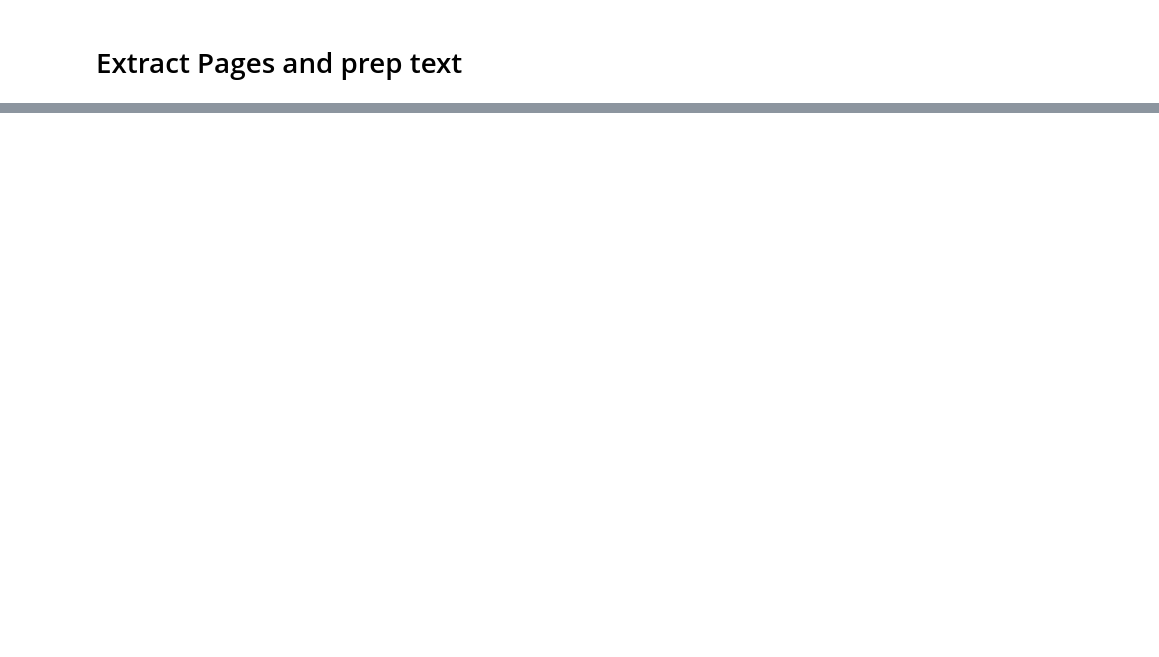
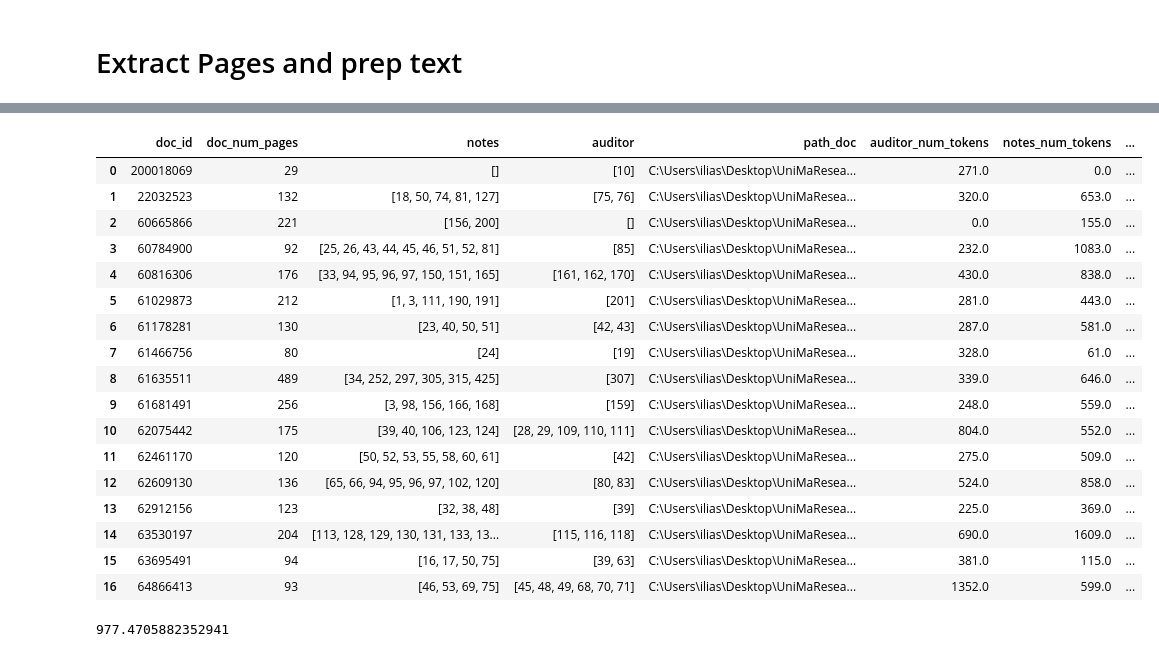
Before and after one commit to ilias-m-n/ExtractSectionsPDFs, a Jupyter notebook: ExtractAuditorAndNotes.ipynb, the cells around one changed output, grey strips where cells are left out. Cells and saved outputs as stored; diff of their text form; code cells hidden in the pictures; blank space fills up the shorter version.

```diff
--- a/ExtractAuditorAndNotes.ipynb
+++ b/ExtractAuditorAndNotes.ipynb
@@ -78,0 +90,6 @@ result_df
+# %%
+file = "page_nums_2024_04_07_03_31.parquet"
+sections = ['auditor', 'notes']
+meta_df = pd.read_parquet(os.path.join(path_output, file))
+# %%
+meta_df['path_doc'] = meta_df.doc_id.apply(lambda x: os.path.join(path_raw_pdf, f"{x}.pdf"))
@@ -78,0 +98,12 @@ result_df
+# %%
+results = {}
+for index, row in tqdm(meta_df.iterrows()):
+    path = row.path_doc
+    id = row.doc_id
+    for section in sections:
+        print(section)
+        sections_pages = row[section]
+        key = tuple([id, section])
+        results[key] = PageTextExtractor(id, path, section, sections_pages, True, processed_section_anchors[section], 20, 400).run()
+        meta_df.loc[meta_df.doc_id == id,f"{section}_num_tokens"] = results[key][1]
+    print('-----')
@@ -78,0 +336,30 @@ result_df
+# %%
+cols_num_tokens = [col for col in meta_df.columns if "num_tokens" in col]
+if 'total_num_tokens' in meta_df.columns:
+    meta_df['total_num_tokens'] = 0
+meta_df['total_num_tokens'] = meta_df[cols_num_tokens].sum(axis=1)
+# %%
+meta_df
+# %% [output]
+|  | doc_id | doc_num_pages | notes | auditor | path_doc | auditor_num_tokens | notes_num_tokens | ... |
+| 0 | 200018069 | 29 | [] | [10] | C:\Users\ilias\Desktop\UniMaResea... | 271.0 | 0.0 | ... |
+| 1 | 22032523 | 132 | [18, 50, 74, 81, 127] | [75, 76] | C:\Users\ilias\Desktop\UniMaResea... | 320.0 | 653.0 | ... |
+| 2 | 60665866 | 221 | [156, 200] | [] | C:\Users\ilias\Desktop\UniMaResea... | 0.0 | 155.0 | ... |
+| 3 | 60784900 | 92 | [25, 26, 43, 44, 45, 46, 51, 52, 81] | [85] | C:\Users\ilias\Desktop\UniMaResea... | 232.0 | 1083.0 | ... |
+| 4 | 60816306 | 176 | [33, 94, 95, 96, 97, 150, 151, 165] | [161, 162, 170] | C:\Users\ilias\Desktop\UniMaResea... | 430.0 | 838.0 | ... |
+| 5 | 61029873 | 212 | [1, 3, 111, 190, 191] | [201] | C:\Users\ilias\Desktop\UniMaResea... | 281.0 | 443.0 | ... |
+| 6 | 61178281 | 130 | [23, 40, 50, 51] | [42, 43] | C:\Users\ilias\Desktop\UniMaResea... | 287.0 | 581.0 | ... |
+| 7 | 61466756 | 80 | [24] | [19] | C:\Users\ilias\Desktop\UniMaResea... | 328.0 | 61.0 | ... |
+| 8 | 61635511 | 489 | [34, 252, 297, 305, 315, 425] | [307] | C:\Users\ilias\Desktop\UniMaResea... | 339.0 | 646.0 | ... |
+| 9 | 61681491 | 256 | [3, 98, 156, 166, 168] | [159] | C:\Users\ilias\Desktop\UniMaResea... | 248.0 | 559.0 | ... |
+| 10 | 62075442 | 175 | [39, 40, 106, 123, 124] | [28, 29, 109, 110, 111] | C:\Users\ilias\Desktop\UniMaResea... | 804.0 | 552.0 | ... |
+| 11 | 62461170 | 120 | [50, 52, 53, 55, 58, 60, 61] | [42] | C:\Users\ilias\Desktop\UniMaResea... | 275.0 | 509.0 | ... |
+| 12 | 62609130 | 136 | [65, 66, 94, 95, 96, 97, 102, 120] | [80, 83] | C:\Users\ilias\Desktop\UniMaResea... | 524.0 | 858.0 | ... |
+| 13 | 62912156 | 123 | [32, 38, 48] | [39] | C:\Users\ilias\Desktop\UniMaResea... | 225.0 | 369.0 | ... |
+| 14 | 63530197 | 204 | [113, 128, 129, 130, 131, 133, 13... | [115, 116, 118] | C:\Users\ilias\Desktop\UniMaResea... | 690.0 | 1609.0 | ... |
+| 15 | 63695491 | 94 | [16, 17, 50, 75] | [39, 63] | C:\Users\ilias\Desktop\UniMaResea... | 381.0 | 115.0 | ... |
+| 16 | 64866413 | 93 | [46, 53, 69, 75] | [45, 48, 49, 68, 70, 71] | C:\Users\ilias\Desktop\UniMaResea... | 1352.0 | 599.0 | ... |
+# %%
+meta_df.total_num_tokens.mean()
+# %% [output]
+977.4705882352941
```
Also changed, not shown: parts of 10 cells of this notebook, 3 other files.
